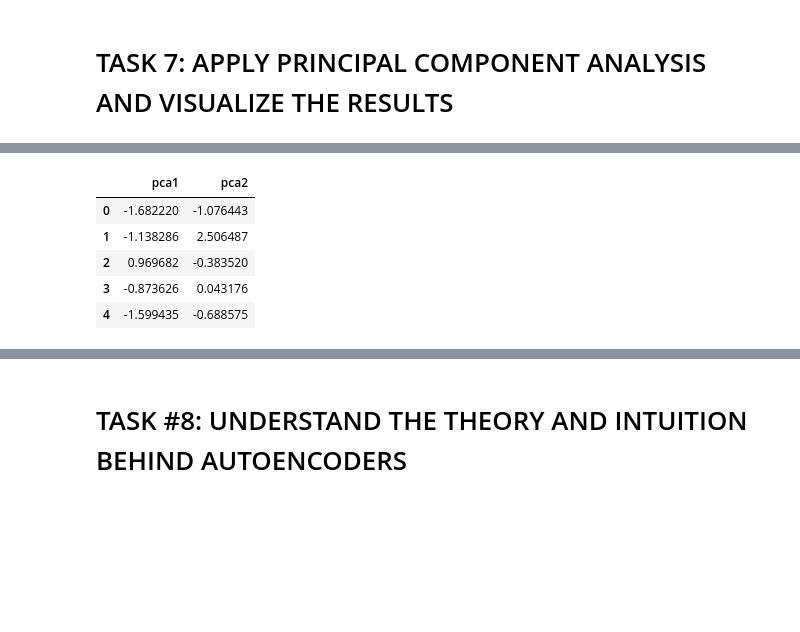
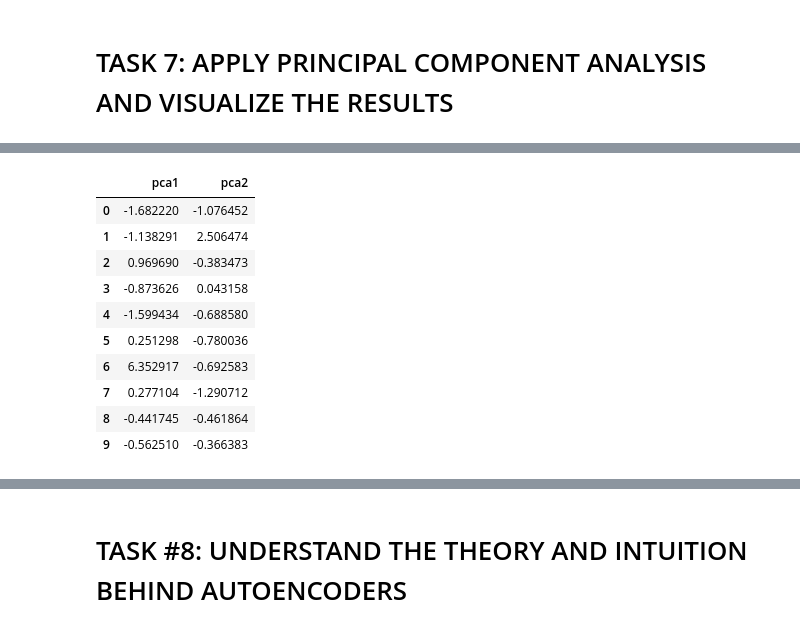
Before and after one commit to wellmej/DataScienceUseCases, a Jupyter notebook: Case2_My_Marketing_Department.ipynb, the cells around one changed output, grey strips where cells are left out. Saved outputs shown, nothing was run; the diff lists cells and outputs as text; code cells hidden in the pictures; blank space fills up the shorter version.

```diff
--- a/Case2_My_Marketing_Department.ipynb
+++ b/Case2_My_Marketing_Department.ipynb
@@ -513,0 +565,9 @@ array([[-1.68222007, -1.07644301],
+# %%
+#----------------------------------------------------------------------------
+# Obtain the principal components
+#
+#  Let's reduce our number of features to just two by using PCA
+#----------------------------------------------------------------------------
+pca = PCA(n_components = 2)
+principle_comp = pca.fit_transform(credit_card_df_scaled)
+principle_comp
@@ -514,9 +582,19 @@ array([[-1.68222007, -1.07644301],
 # %%
+#----------------------------------------------------------------------------
 # Create a dataframe with the two components
+#  Name the new columns 'pca1' and 'pca2'
+#----------------------------------------------------------------------------
+pca_df = pd.DataFrame(data = principle_comp, columns = ['pca1', 'pca2'])
+pca_df.head(10)
 # %% [output]
 |  | pca1 | pca2 |
-| 0 | -1.682220 | -1.076443 |
-| 1 | -1.138286 | 2.506487 |
-| 2 | 0.969682 | -0.383520 |
-| 3 | -0.873626 | 0.043176 |
-| 4 | -1.599435 | -0.688575 |
+| 0 | -1.682220 | -1.076452 |
+| 1 | -1.138291 | 2.506474 |
+| 2 | 0.969690 | -0.383473 |
+| 3 | -0.873626 | 0.043158 |
+| 4 | -1.599434 | -0.688580 |
+| 5 | 0.251298 | -0.780036 |
+| 6 | 6.352917 | -0.692583 |
+| 7 | 0.277104 | -1.290712 |
+| 8 | -0.441745 | -0.461864 |
+| 9 | -0.562510 | -0.366383 |
```
Also changed, not shown: parts of 18 cells of this notebook.
